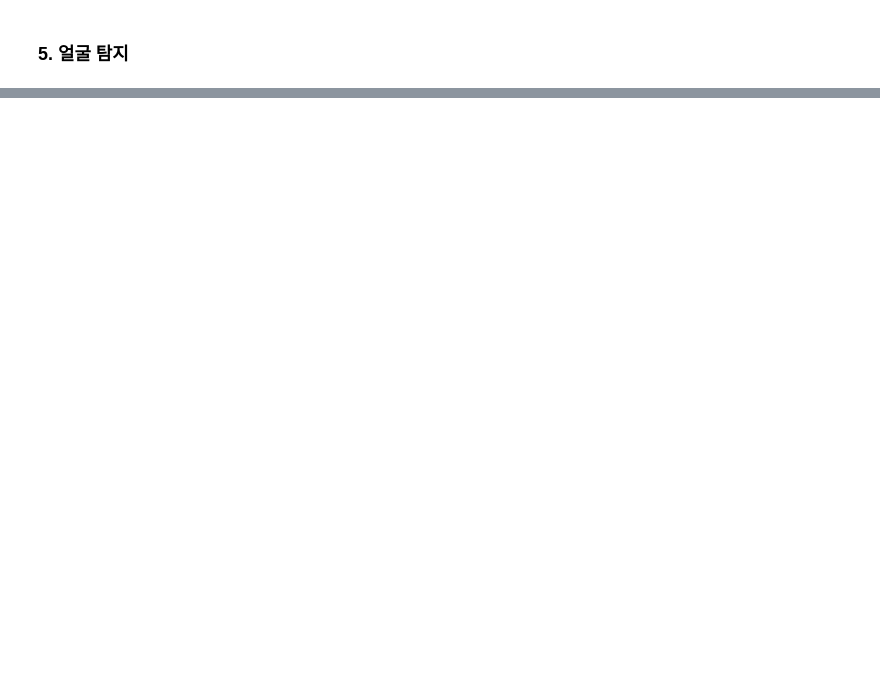
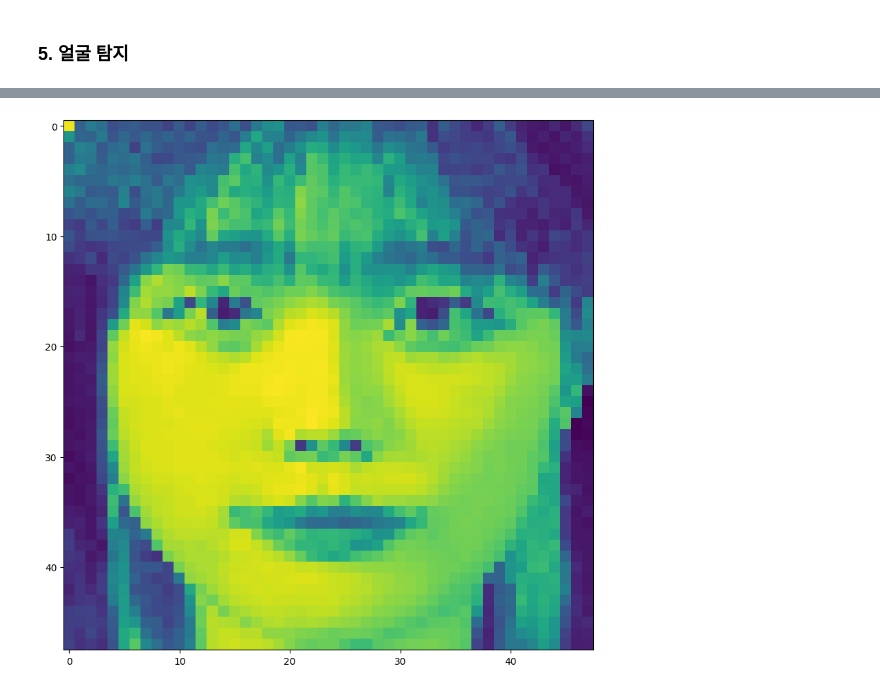
Before and after one commit to mingd00/Face-Recognition, a Jupyter notebook: Notebooks/00_Fer2013.ipynb, the cells around one changed output, grey strips where cells are left out. Saved outputs shown, nothing was run; the diff lists cells and outputs as text; code cells hidden in the pictures; blank space fills up the shorter version.

```diff
--- a/Notebooks/00_Fer2013.ipynb
+++ b/Notebooks/00_Fer2013.ipynb
@@ -158,0 +468,8 @@ plt.show()
+# %%
+# 특징 추출
+for face in extract_face_features(detect_face(img_face)) :
+    plt.figure(figsize=(10,10))
+    plt.imshow(face)
+    plt.show()
+# %% [output]
+[figure, added]
```
Also changed, not shown: parts of 34 cells of this notebook.
